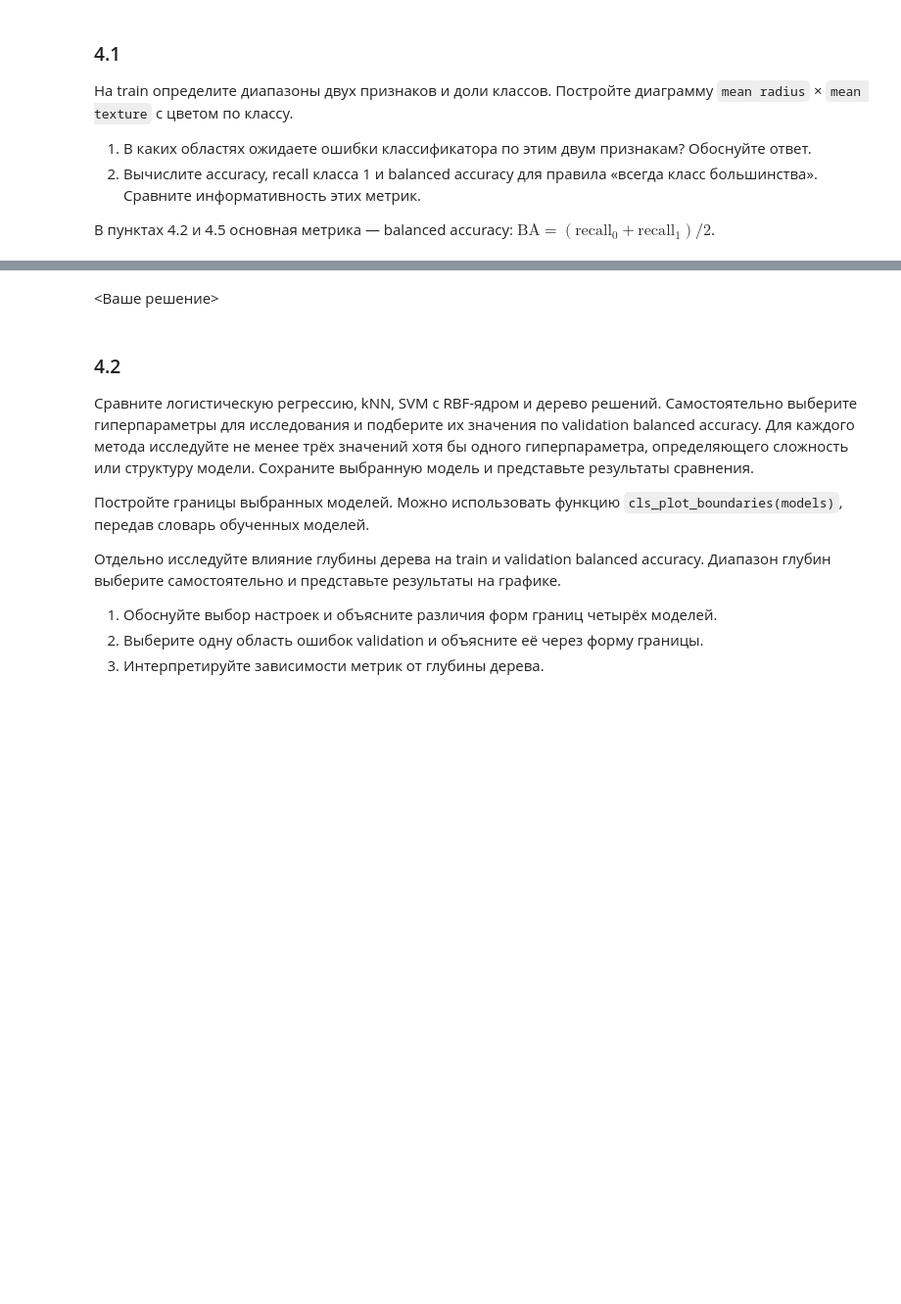
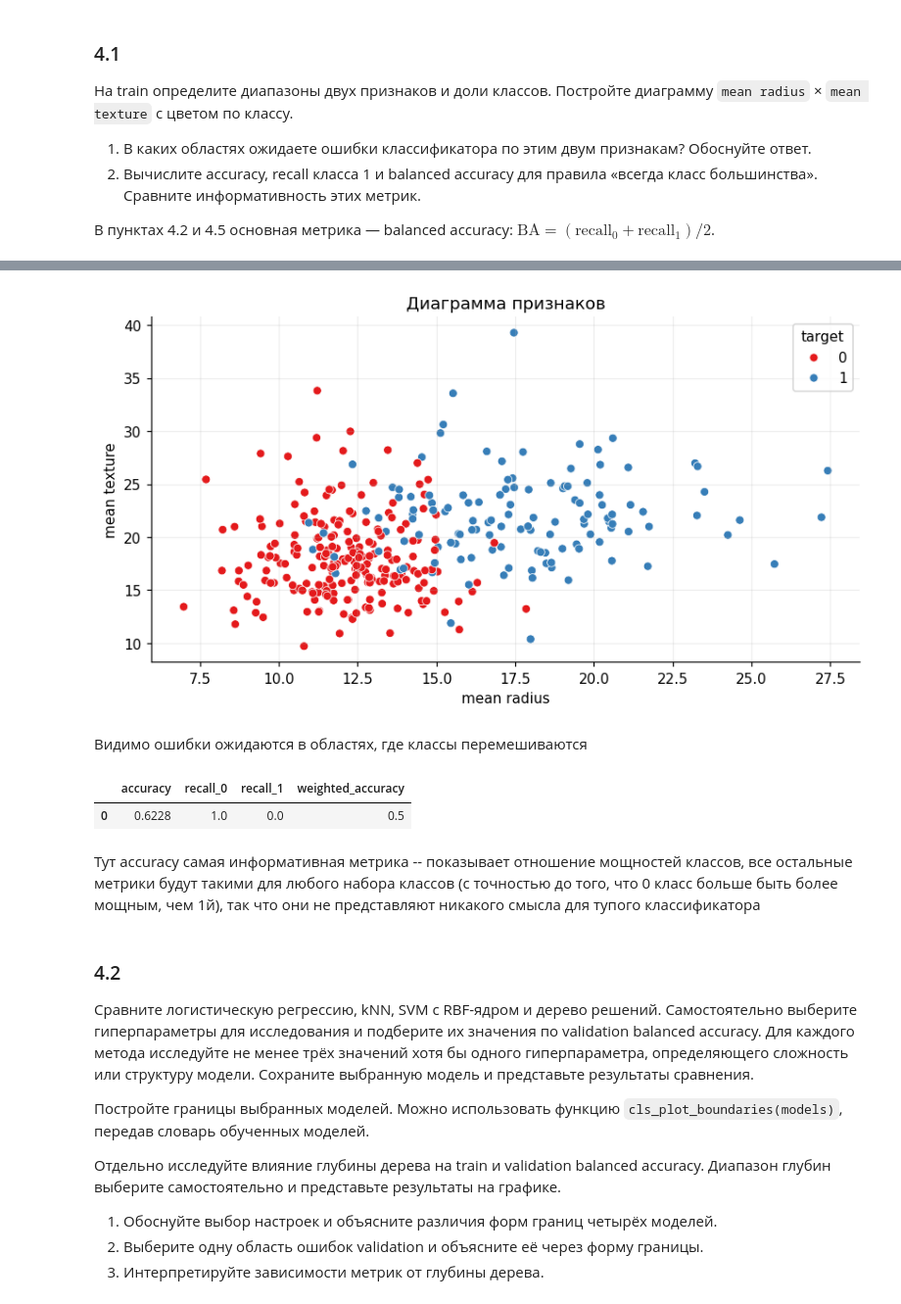
Before and after one commit to Abrackadabrr/machine_learning_practice, a Jupyter notebook: hometask/autumn_semester/task_1/hw1_student.ipynb, the cells around one changed output, grey strips where cells are left out. Shown at 98% size. Saved outputs shown, nothing was run; the diff lists cells and outputs as text; code cells hidden in the pictures; blank space fills up the shorter version.

```diff
--- a/hometask/autumn_semester/task_1/hw1_student.ipynb
+++ b/hometask/autumn_semester/task_1/hw1_student.ipynb
@@ -756,5 +785,57 @@ $\mathrm{BA}=(\mathrm{recall}_0+\mathrm{recall}_1)/2$.
+# %%
+import seaborn as sns
+plot_data = cls_X_train.copy()
+plot_data["target"] = cls_y_train
+
+sns.scatterplot(
+    data=plot_data,
+    x="mean radius",
+    y="mean texture",
+    hue="target",
+    palette="Set1",
+)
+plt.title("Диаграмма признаков")
+plt.show()
+# %% [output]
+[figure, added]
+# %% [markdown]
+Видимо ошибки ожидаются в областях, где классы перемешиваются
+# %%
+# обучаем тупой классификатор
+cls_dummy = DummyClassifier(strategy="most_frequent")
+cls_dummy.fit(cls_X_train, cls_y_train)
+
+cls_y_pred = cls_dummy.predict(cls_X_val)
+
+accuracy = accuracy_score(cls_y_val, cls_y_pred)
+recall_0 = recall_score(
+    cls_y_val,
+    cls_y_pred,
+    pos_label=0,
+    zero_division=0,
+)
+recall_1 = recall_score(
+    cls_y_val,
+    cls_y_pred,
+    pos_label=1,
+    zero_division=0,
+)
+
+weighted_accuracy = (recall_0 + recall_1) / 2
+
+metrics = pd.DataFrame({
+    "accuracy": [accuracy],
+    "recall_0": [recall_0],
+    "recall_1": [recall_1],
+    "weighted_accuracy": [weighted_accuracy],
+})
+
+display(metrics)
+# %% [output]
+|  | accuracy | recall_0 | recall_1 | weighted_accuracy |
+| 0 | 0.6228 | 1.0 | 0.0 | 0.5 |
 # %% [markdown]
-<Ваше решение>
+Тут accuracy самая информативная метрика -- показывает отношение мощностей классов, все остальные метрики будут такими для любого набора классов (с точностью до того, что 0 класс больше быть более мощным, чем 1й), так что они не представляют никакого смысла для тупого классификатора
 # %% [markdown]
 ### 4.2
 
```
Also changed, not shown: parts of 18 cells of this notebook.
